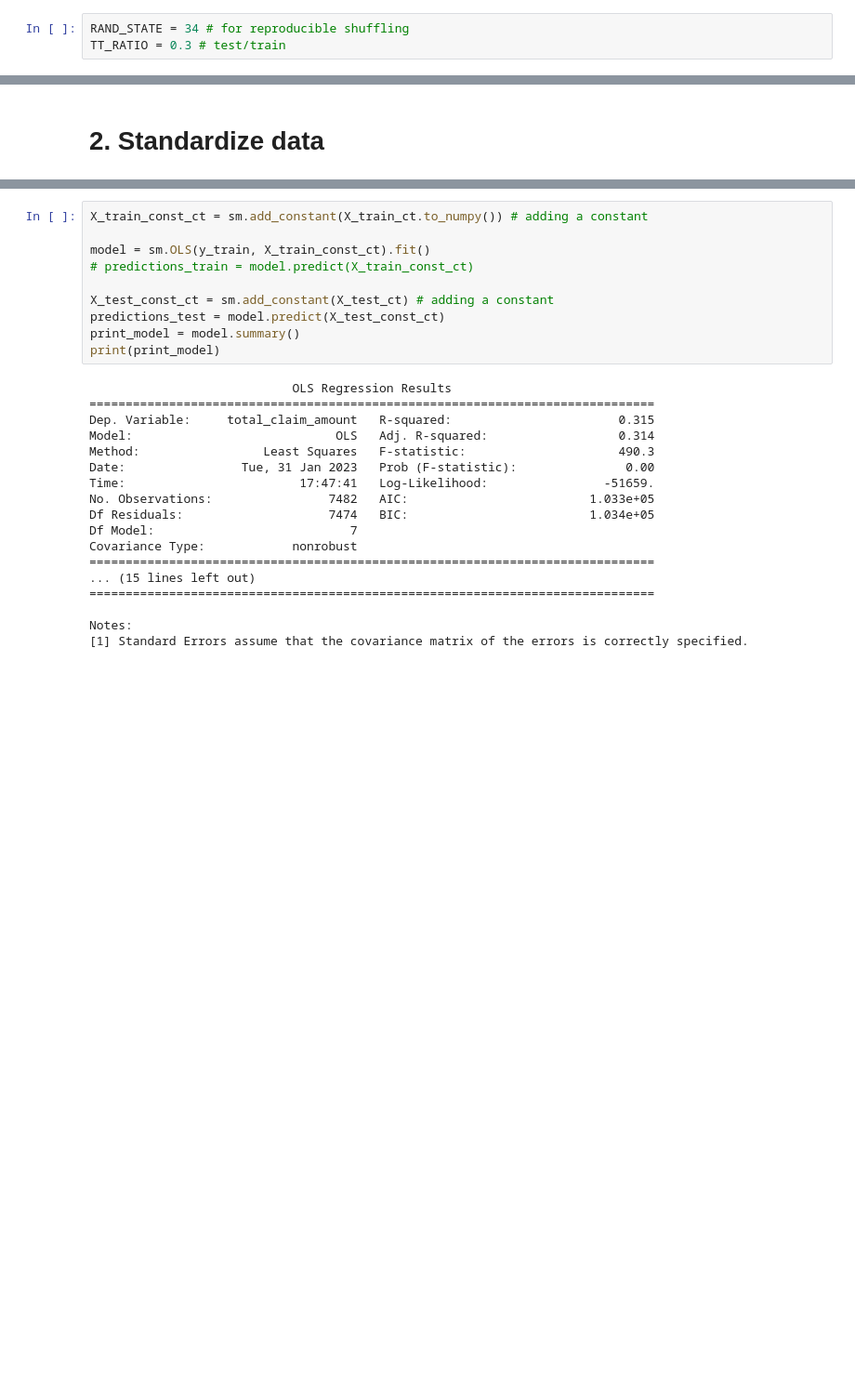
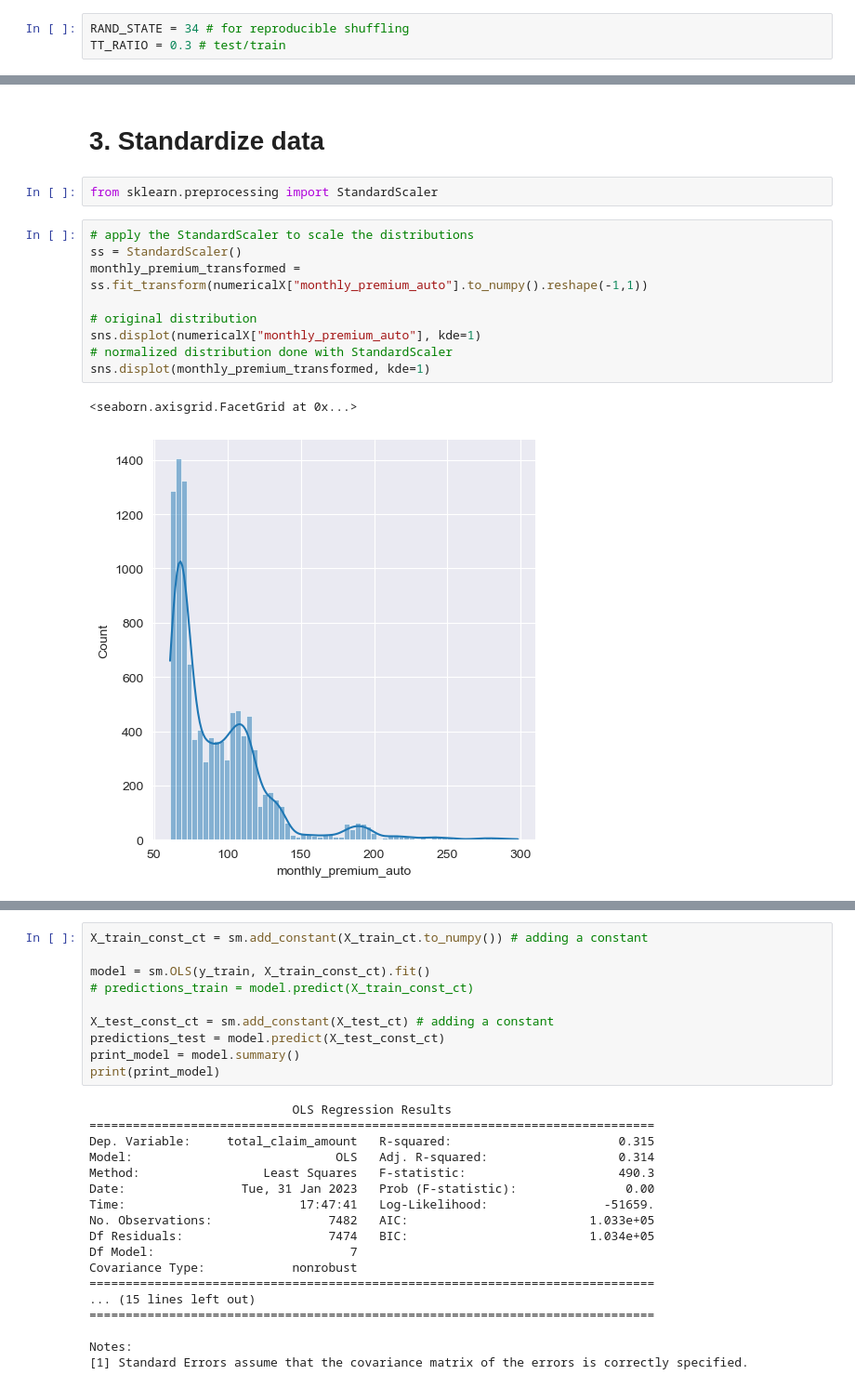
Before and after one commit to Phylanxy/Labs, a Jupyter notebook: week 4/Day 2/Lab_linear_regression.ipynb, the cells around one changed output, grey strips where cells are left out. Shown at 93% size. Saved outputs shown, nothing was run; the diff lists cells and outputs as text; blank space fills up the shorter version.

Commit message:
week 4 day 2 remastered, missing OLS and SKlearn

```diff
--- a/week 4/Day 2/Lab_linear_regression.ipynb
+++ b/week 4/Day 2/Lab_linear_regression.ipynb
@@ -138,2 +171,16 @@ X_train.head(10)
 # %% [markdown]
-# 2. Standardize data
+# 3. Standardize data
+# %%
+from sklearn.preprocessing import StandardScaler
+# %%
+# apply the StandardScaler to scale the distributions
+ss = StandardScaler()
+monthly_premium_transformed = ss.fit_transform(numericalX["monthly_premium_auto"].to_numpy().reshape(-1,1))
+
+# original distribution
+sns.displot(numericalX["monthly_premium_auto"], kde=1)
+# normalized distribution done with StandardScaler
+sns.displot(monthly_premium_transformed, kde=1)
+# %% [output]
+<seaborn.axisgrid.FacetGrid at 0x...>
+[figure, added]
```
Also changed, not shown: parts of 20 cells of this notebook, 4 other files.
